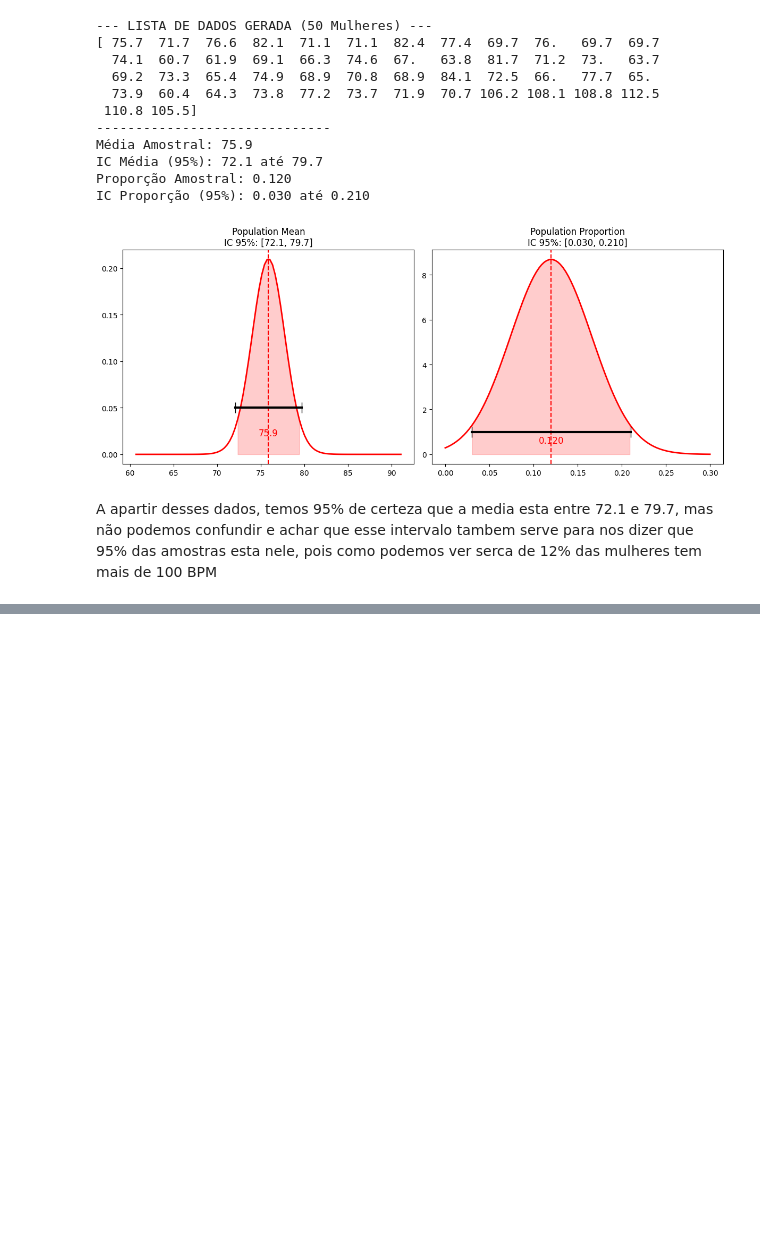
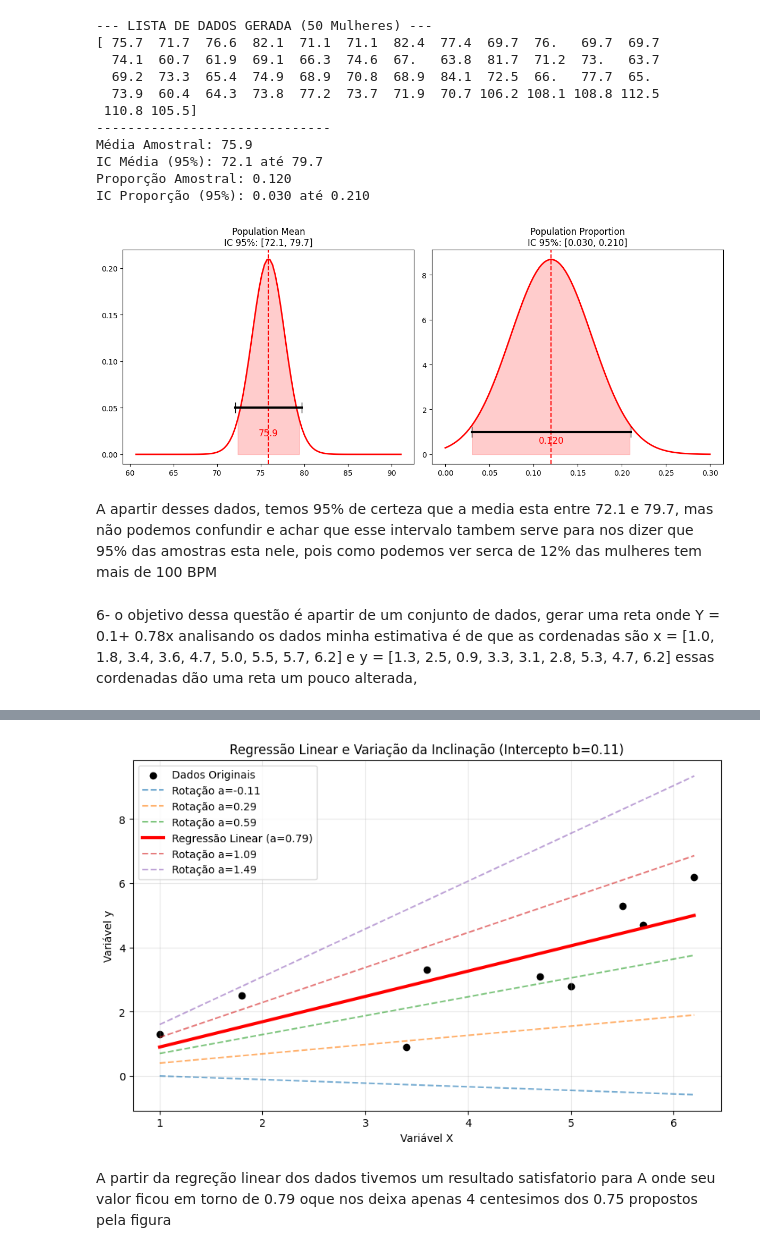
Before and after one commit to marcosrabelocod/Atividade2.2, a Jupyter notebook: 2.2.ipynb, the cells around one changed output, grey strips where cells are left out. Drawn from its saved outputs; the diff is of its cells as text; code cells hidden in the pictures; blank space fills up the shorter version.

Commit message:
questão 6

```diff
--- a/2.2.ipynb
+++ b/2.2.ipynb
@@ -397,3 +397,68 @@ IC Proporção (95%): 0.030 até 0.210
 [figure]
 # %% [markdown]
 A apartir desses dados, temos 95% de certeza que a media esta entre 72.1 e 79.7, mas não podemos confundir e achar que esse intervalo tambem serve para nos dizer que 95% das amostras esta nele, pois como podemos ver serca de 12% das mulheres tem mais de 100 BPM
+# %% [markdown]
+6- o objetivo dessa questão é apartir de um conjunto de dados, gerar uma reta onde Y = 0.1+ 0.78x analisando os dados minha estimativa é de que as cordenadas são x = [1.0, 1.8, 3.4, 3.6, 4.7, 5.0, 5.5, 5.7, 6.2] e y = [1.3, 2.5, 0.9, 3.3, 3.1, 2.8, 5.3, 4.7, 6.2] essas cordenadas dão uma reta um pouco alterada,
+# %%
+import numpy as np
+import matplotlib.pyplot as plt
+from sklearn.linear_model import LinearRegression
+import statsmodels.api as sm
+
+
+X = np.array([1.0, 1.8, 3.4, 3.6, 4.7, 5.0, 5.5, 5.7, 6.2]).reshape(-1, 1)
+y = np.array([1.3, 2.5, 0.9, 3.3, 3.1, 2.8, 5.3, 4.7, 6.2])
+
+# 2. Linear Regression com scikit-learn
+modelo = LinearRegression()
+modelo.fit(X, y)
+
+# Obtendo os coeficientes (b = intercepto, a = inclinação)
+b_sklearn = modelo.intercept_
+a_sklearn = modelo.coef_[0]
+
+print(f"Equação obtida (Scikit-learn): y = {b_sklearn:.2f} + {a_sklearn:.2f}x")
+
+# 3. Estatísticas com statsmodels
+# É necessário adicionar uma constante para o statsmodels calcular o intercepto (b)
+X_sm = sm.add_constant(X)
+modelo_sm = sm.OLS(y, X_sm).fit()
+
+print("\n--- Resumo Estatístico (Statsmodels) ---")
+print(modelo_sm.summary())
+
+# 4. Plotagem Gráfica com Variação de Rotação
+plt.figure(figsize=(10, 6))
+
+# Plotar os pontos originais (Scatter plot)
+plt.scatter(X, y, color='black', label='Dados Originais')
+
+# Definir 6 valores diferentes para 'a' (inclinação) para mostrar a rotação
+# Usamos o 'a' encontrado pelo modelo como centro e variamos ao redor dele
+as_variados = [a_sklearn - 0.9, a_sklearn - 0.5, a_sklearn - 0.2,
+               a_sklearn,       # A reta da regressão linear (ótima)
+               a_sklearn + 0.3, a_sklearn + 0.7]
+
+x_range = np.linspace(min(X), max(X), 100)
+
+# Loop para plotar as 6 retas
+for i, a in enumerate(as_variados):
+    # Equação da reta: y = b + ax (usamos o b fixo do modelo para rotacionar no eixo)
+    y_pred = b_sklearn + a * x_range
+
+    if a == a_sklearn:
+        # Destacar a reta da regressão linear (a melhor)
+        plt.plot(x_range, y_pred, color='red', linewidth=3, label=f'Regressão Linear (a={a:.2f})')
+    else:
+        # Outras retas rotacionadas
+        plt.plot(x_range, y_pred, linestyle='--', alpha=0.6, label=f'Rotação a={a:.2f}')
+
+# Configurações do gráfico
+plt.title(f'Regressão Linear e Variação da Inclinação (Intercepto b={b_sklearn:.2f})')
+plt.xlabel('Variável X')
+plt.ylabel('Variável y')
+plt.legend()
+plt.grid(True, alpha=0.3)
+
+plt.show()
+# %% [output]
@@ -399,0 +482,3 @@ A apartir desses dados, temos 95% de certeza que a media esta entre 72.1 e 79.7,
+[figure, added]
+# %% [markdown]
+A partir da regreção linear dos dados tivemos um resultado satisfatorio para A onde seu valor ficou em torno de 0.79 oque nos deixa apenas 4 centesimos dos 0.75 propostos pela figura
```
Also changed, not shown: parts of 1 cell of this notebook.
